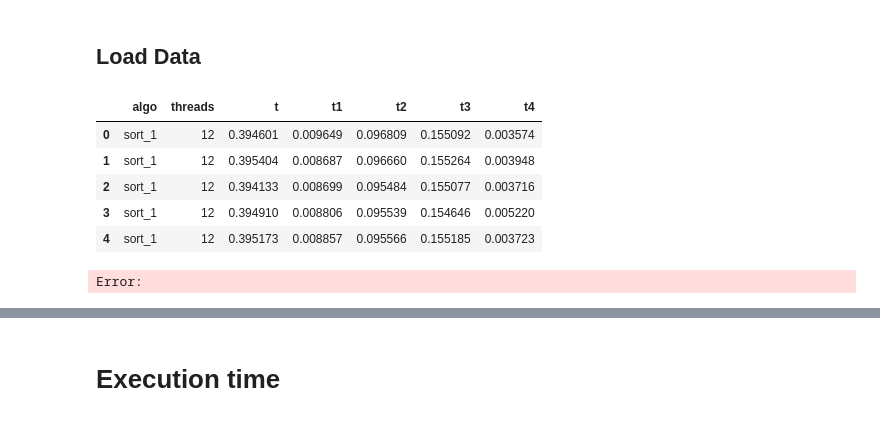
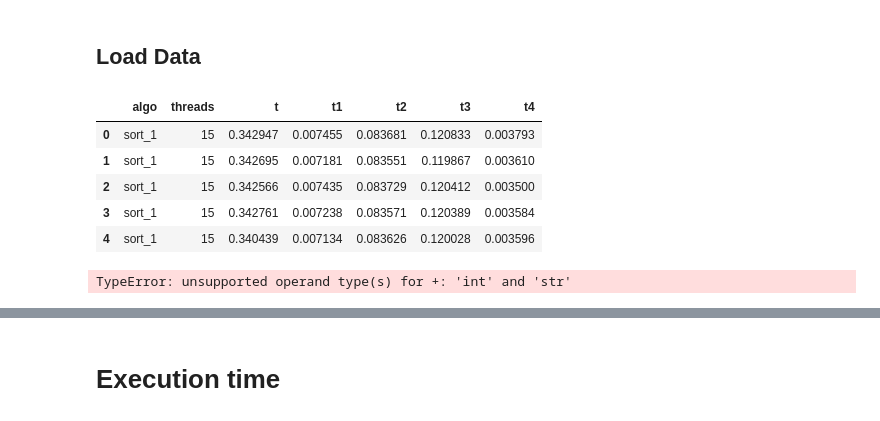
Before and after one commit to basiav/mpr, a Jupyter notebook: ares_results/analysis.ipynb, the cells around one changed output, grey strips where cells are left out. Saved outputs shown, nothing was run; the diff lists cells and outputs as text; code cells hidden in the pictures.

```diff
--- a/ares_results/analysis.ipynb
+++ b/ares_results/analysis.ipynb
@@ -9,14 +9,16 @@ import matplotlib.pyplot as plt
 # %%
 # udf_raw = pd.read_csv("uniwersal_results.csv", sep=';', header=None, names=["algo", "threads", "t", "t1", "t2", "t3", "t4"])
 # udf_raw = pd.read_csv("results.csv", sep=';', header=None)
-udf_raw = pd.read_csv("results.csv", sep=';', header=None, names=["algo", "threads", "t", "t1", "t2", "t3", "t4"])
-
+udf_raw = pd.read_csv("results_uni.csv", sep=';', header=None, names=["algo", "threads", "t", "t1", "t2", "t3", "t4"])
 udf_raw.head()
 # %% [output]
 |  | algo | threads | t | t1 | t2 | t3 | t4 |
-| 0 | sort_1 | 12 | 0.394601 | 0.009649 | 0.096809 | 0.155092 | 0.003574 |
-| 1 | sort_1 | 12 | 0.395404 | 0.008687 | 0.096660 | 0.155264 | 0.003948 |
-| 2 | sort_1 | 12 | 0.394133 | 0.008699 | 0.095484 | 0.155077 | 0.003716 |
-| 3 | sort_1 | 12 | 0.394910 | 0.008806 | 0.095539 | 0.154646 | 0.005220 |
-| 4 | sort_1 | 12 | 0.395173 | 0.008857 | 0.095566 | 0.155185 | 0.003723 |
+| 0 | sort_1 | 15 | 0.342947 | 0.007455 | 0.083681 | 0.120833 | 0.003793 |
+| 1 | sort_1 | 15 | 0.342695 | 0.007181 | 0.083551 | 0.119867 | 0.003610 |
+| 2 | sort_1 | 15 | 0.342566 | 0.007435 | 0.083729 | 0.120412 | 0.003500 |
+| 3 | sort_1 | 15 | 0.342761 | 0.007238 | 0.083571 | 0.120389 | 0.003584 |
+| 4 | sort_1 | 15 | 0.340439 | 0.007134 | 0.083626 | 0.120028 | 0.003596 |
-Error:
+# %%
+sum([el for i, el in enumerate(udf_raw.iloc[0])])
+# %% [output]
+TypeError: unsupported operand type(s) for +: 'int' and 'str'
```
Also changed, not shown: parts of 11 cells of this notebook, 8 other files.
